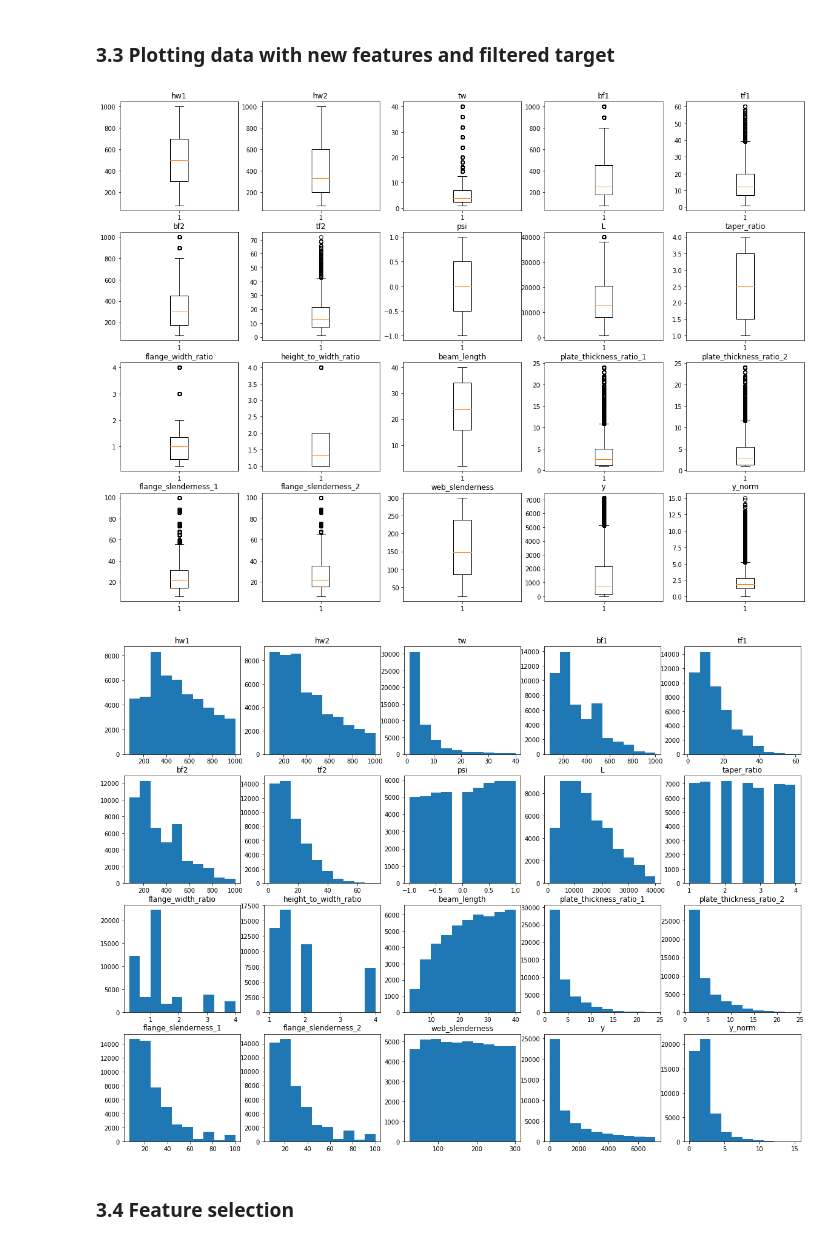
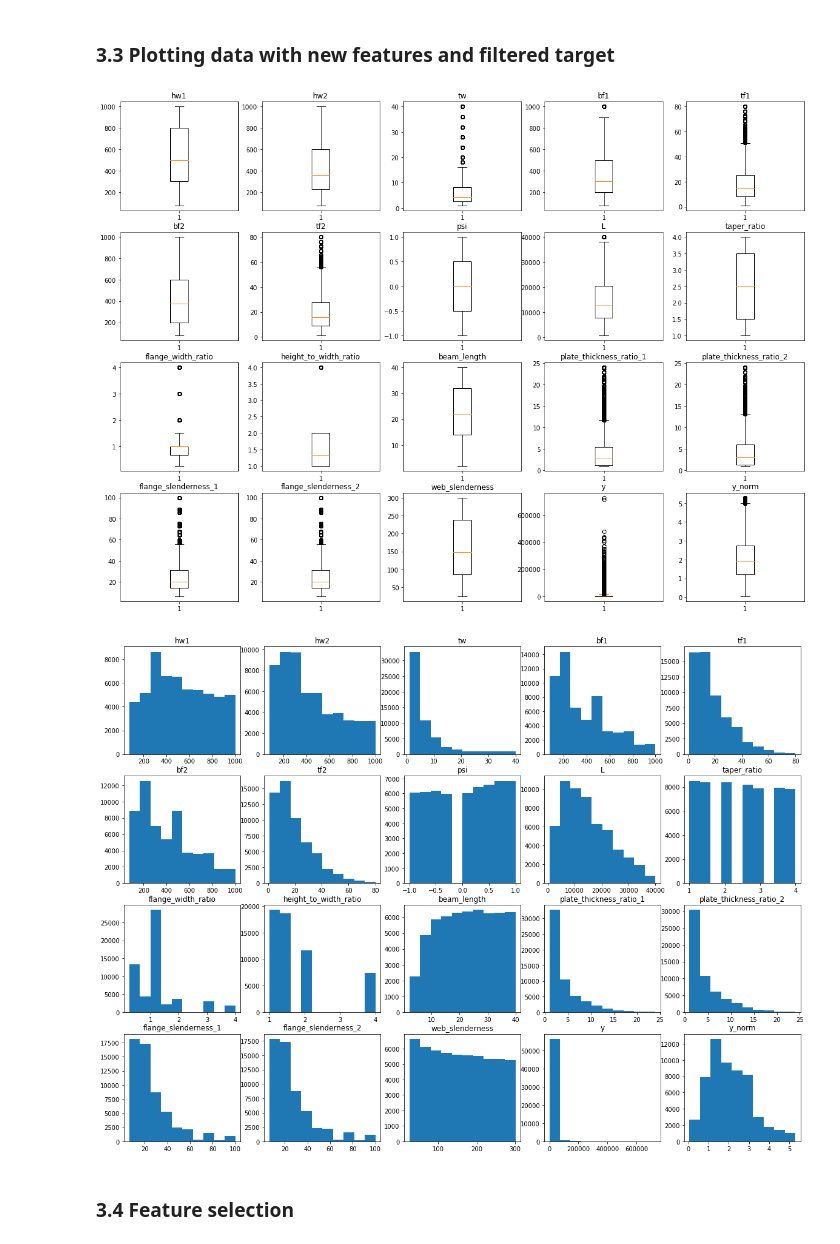
Before and after one commit to mishasilva01/FAA_project2, a Jupyter notebook: script.ipynb, the cells around one changed output. Drawn from its saved outputs; the diff is of its cells as text; code cells hidden in the pictures.

```diff
--- a/script.ipynb
+++ b/script.ipynb
@@ -19,7 +16,7 @@ IPython.display.Image("1-s2.0-S2352012422004581-gr4_lrg.jpg")
 # %%
 df = pd.read_csv("training_set.csv", sep=';')
 df_y_normalized = pd.read_csv("training_set_normalized.csv", sep = ";")
-df["y_norm"] = df_y_normalized["y"].copy()
+df["y_norm"] = df_y_normalized.y.copy()
 display(df)
 # %% [output]
 |  | hw1 | hw2 | tw | bf1 | tf1 | bf2 | tf2 | psi | L | y | y_norm |
@@ -95,15 +92,21 @@ for i in range(len(df.columns)):
 # %% [markdown]
 ### 3.1 Eliminating samples with outliers in target variable
 # %%
-def df_outlier_elimination(df):
-    y = df.y.copy().values
+def df_outlier_elimination(df, target = "norm"):
+
+    if target == "norm":
+        y = df.copy().y_norm.values
+    elif target == "original":
+        y = df.copy().y.values
+    else:
+        print("error: type 'norm' or 'original', other input for <<target>> is not valid!")
     y_sort = np.sort(y)
     # quantiles
     Q1 = y_sort[round(len(y_sort)*0.25)]
     Q3 = y_sort[round(len(y_sort)*0.75)]
     # indices of outliers
     lower_indices = [i for i in range(len(y)) if y[i] < Q1-1.5*(Q3-Q1)]
-    upper_indices = [i for i in range(len(y)) if y[i] > Q1+1.5*(Q3-Q1)]
+    upper_indices = [i for i in range(len(y)) if y[i] > Q3+1.5*(Q3-Q1)]
 
     return df.copy().drop(index = lower_indices + upper_indices)
 # %% [markdown]
@@ -125,48 +128,45 @@ def df_extend(df):
     df_extended = df.copy()
 
     # creating new features
-    df_extended["taper_ratio"] = df[["hw1","hw2"]].max(axis=1) / df[["hw1","hw2"]].min(axis=1)
-    df_extended["flange_width_ratio"] = df.bf1 / df.bf2
-    df_extended["height_to_width_ratio"] = df[["hw1","hw2"]].max(axis=1) / df[["bf1","bf2"]].max(axis=1)
-    df_extended["beam_length"] = df.L / df[["hw1","hw2"]].max(axis=1)
-    df_extended["plate_thickness_ratio_1"] = df.tf1 / df.tw
-    df_extended["plate_thickness_ratio_2"] = df.tf2 / df.tw
-    df_extended["flange_slenderness_1"] = df.bf1 / df.tf1
-    df_extended["flange_slenderness_2"] = df.bf2 / df.tf2
-    df_extended["web_slenderness"] = df[["hw1", "hw2"]].max(axis=1) / df.tw
+    df_extended["taper_ratio"] = df_extended[["hw1","hw2"]].max(axis=1) / df_extended[["hw1","hw2"]].min(axis=1)
+    df_extended["flange_width_ratio"] = df_extended.bf1 / df_extended.bf2
+    df_extended["height_to_width_ratio"] = df_extended[["hw1","hw2"]].max(axis=1) / df_extended[["bf1","bf2"]].max(axis=1)
+    df_extended["beam_length"] = df_extended.L / df_extended[["hw1","hw2"]].max(axis=1)
+    df_extended["plate_thickness_ratio_1"] = df_extended.tf1 / df_extended.tw
+    df_extended["plate_thickness_ratio_2"] = df_extended.tf2 / df_extended.tw
+    df_extended["flange_slenderness_1"] = df_extended.bf1 / df_extended.tf1
+    df_extended["flange_slenderness_2"] = df_extended.bf2 / df_extended.tf2
+    df_extended["web_slenderness"] = df_extended[["hw1", "hw2"]].max(axis=1) / df_extended.tw
 
     # change y and y_norm positions
     y_aux = df_extended.y
     y_norm_aux = df_extended.y_norm
     df_extended = df_extended.drop(columns=["y", "y_norm"])
-    df_extended = df_extended
     df_extended["y"] = y_aux
     df_extended["y_norm"] = y_norm_aux
 
     return df_extended
-
-# df_extended = df_extend(df)
 # %% [markdown]
 ### 3.3 Plotting data with new features and filtered target
 # %%
-df_new = df_outlier_elimination( df_extend(df.copy()) )
+df_new = df_outlier_elimination(df_extend(df.copy()), target="norm")
 %matplotlib inline
 # Boxplots
 plt.figure(figsize=(20,15))
 for i in range(len(df_new.columns)):
     plt.subplot(4,5,i+1)
     plt.boxplot(df_new.iloc[:,i])
     plt.title(df_new.columns[i])
 
 # Histograms
 plt.figure(figsize=(20,15))
 for i in range(len(df_new.columns)):
     plt.subplot(4,5,i+1)
     plt.hist(df_new.iloc[:,i])
     plt.title(df_new.columns[i])
 # %% [output]
-[figure, old version]
+[figure, new version]
-[figure, old version]
+[figure, new version]
 # %% [markdown]
 ### 3.4 Feature selection
 # %% [markdown]
```
Also changed, not shown: parts of 52 cells of this notebook.
